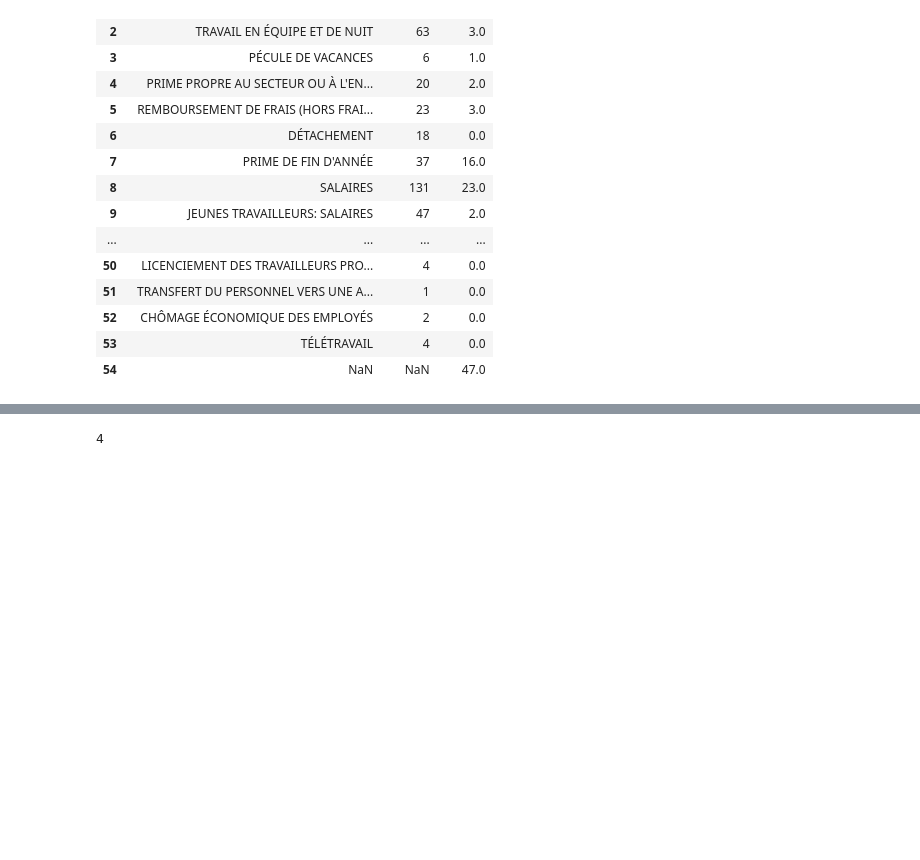
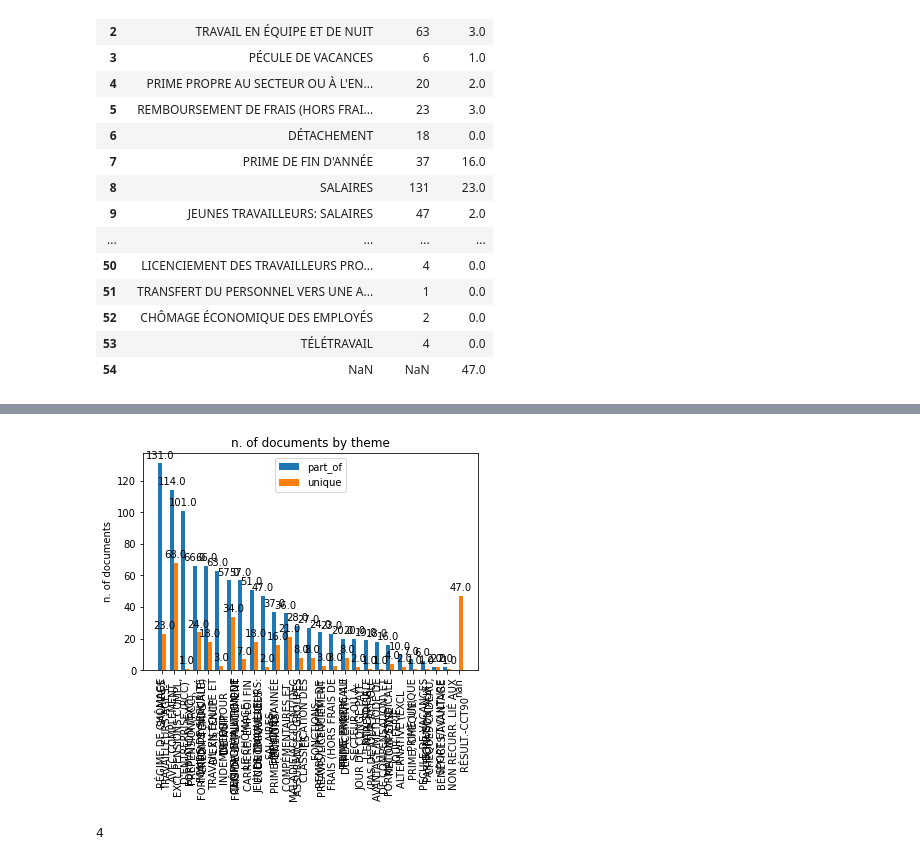
Before and after one commit to naomithiru/KPMG-Usecase, a Jupyter notebook: assets/docs_labeling_fr.ipynb, the cells around one changed output, grey strips where cells are left out. Cells and saved outputs as stored; diff of their text form; code cells hidden in the pictures; blank space fills up the shorter version.

```diff
--- a/assets/docs_labeling_fr.ipynb
+++ b/assets/docs_labeling_fr.ipynb
@@ -776,7 +802,7 @@ for t in themes_fr:
   r_t =dfa.dropna(axis=0, subset=['themesFr'])[mask]
   mask2 = r_t.themesFr.map(lambda x: len(x) == 1)
   r_t_u = r_t[mask2]
-  themes_statistics = themes_statistics.append({'themeFr':t, 'part_of':len(r_t), 'unique':len(r_t_u)}, ignore_index=True)
+  themes_statistics = themes_statistics.append({'themeFr':t, 'part_of':int(len(r_t)), 'unique':int(len(r_t_u))}, ignore_index=True)
 
 themes_statistics = themes_statistics.append({'themeFr':None, 'part_of':None, 'unique':dfa.themesFr.isna().sum()}, ignore_index=True)
 
@@ -799,3 +825,6 @@ themes_statistics
 | 52 | CHÔMAGE ÉCONOMIQUE DES EMPLOYÉS | 2 | 0.0 |
 | 53 | TÉLÉTRAVAIL | 4 | 0.0 |
 | 54 | NaN | NaN | 47.0 |
+# %%
+t_s_ord = themes_statistics.loc[themes_statistics.unique>0,:].sort_values(by=['part_of','unique'], ascending=False)
+t_s_ord
@@ -802,3 +849,55 @@ themes_statistics
+# %%
+# https://matplotlib.org/stable/gallery/lines_bars_and_markers/barchart.html#sphx-glr-gallery-lines-bars-and-markers-barchart-py
+import matplotlib
+import matplotlib.pyplot as plt
+import numpy as np
+
+
+labels = t_s_ord.themeFr
+men_means = t_s_ord.part_of
+women_means = t_s_ord.unique
+
+x = np.arange(len(labels))  # the label locations
+width = 0.35  # the width of the bars
+
+fig, ax = plt.subplots()
+rects1 = ax.bar(x - width/2, men_means, width, label='part_of')
+rects2 = ax.bar(x + width/2, women_means, width, label='unique')
+
+# Add some text for labels, title and custom x-axis tick labels, etc.
+ax.set_ylabel('n. of documents')
+ax.set_title('n. of documents by theme')
+ax.set_xticks(x)
+ax.set_xticklabels(labels)
+
+ax.legend()
+
+
+def autolabel(rects):
+    #Attach a text label above each bar in *rects*, displaying its height.#
+    for rect in rects:
+        height = rect.get_height()
+        ax.annotate('{}'.format(height),
+                    xy=(rect.get_x() + rect.get_width() / 2, height),
+                    xytext=(0, 3),  # 3 points vertical offset
+                    textcoords="offset points",
+                    ha='center', va='bottom')
+
+
+autolabel(rects1)
+autolabel(rects2)
+
+#fig.tight_layout()
+
+import textwrap
+
+max_width = 20
+ax.set_xticklabels(textwrap.fill(x.get_text(), max_width) for x in ax.get_xticklabels())
+
+plt.xticks(rotation='vertical')
+plt.show()
+# %% [output]
+[figure, added]
 # %%
 # showing only 27 unique themes against 54 available
 df.dropna(axis=0, subset=['themesFr'], inplace=True)
```
Also changed, not shown: parts of 14 cells of this notebook.
